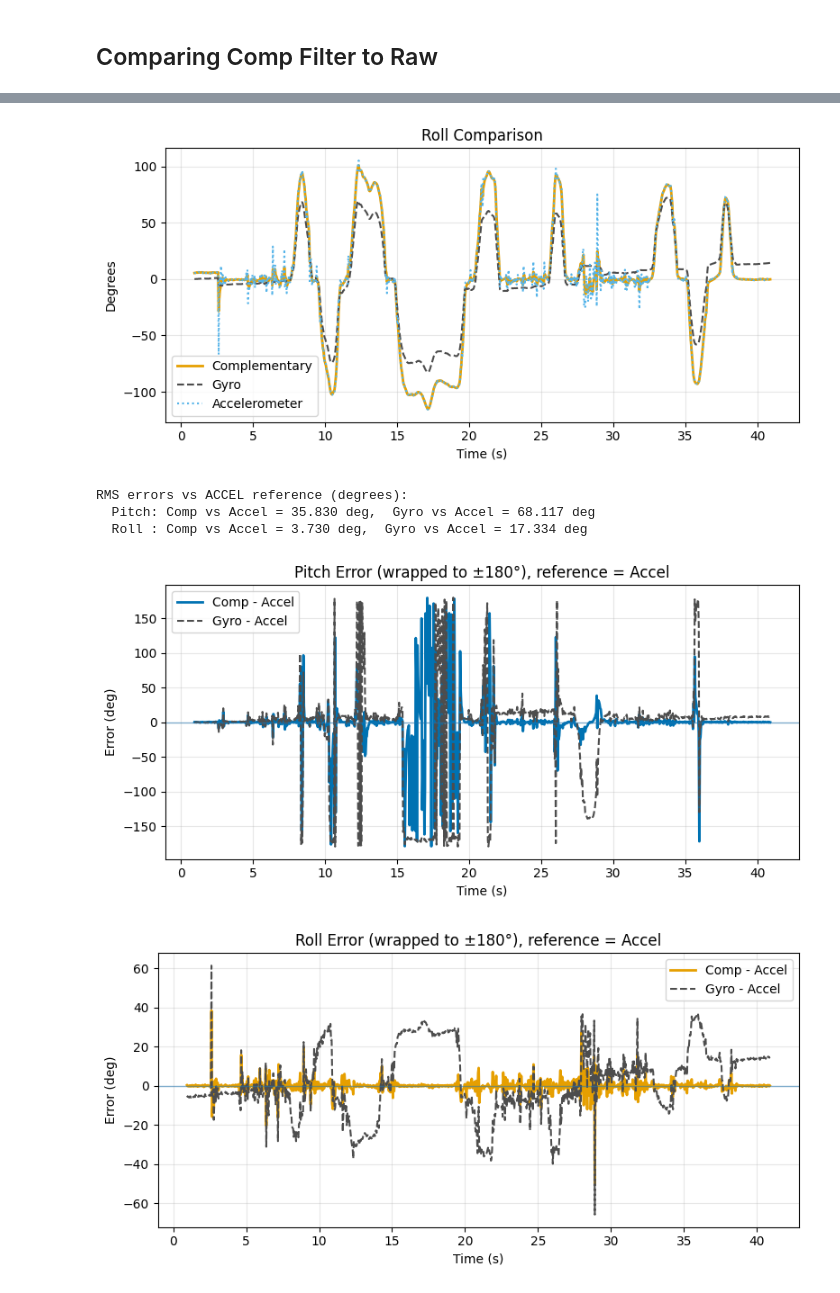
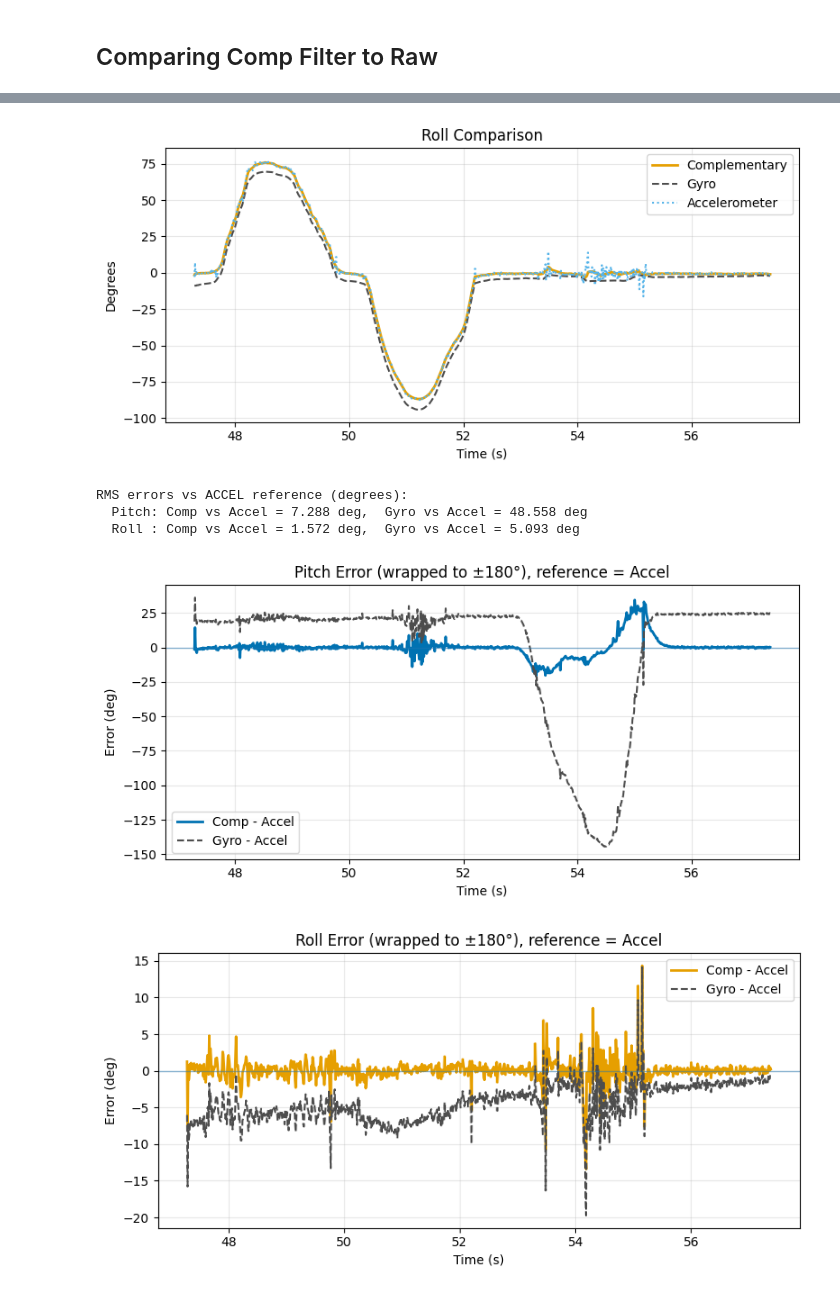
Before and after one commit to leslier7/ece5160-fast-robotics, a Jupyter notebook: jupyter_notebooks/Lab2Python.ipynb, the cells around one changed output, grey strips where cells are left out. Drawn from its saved outputs; the diff is of its cells as text; code cells hidden in the pictures.

```diff
--- a/jupyter_notebooks/Lab2Python.ipynb
+++ b/jupyter_notebooks/Lab2Python.ipynb
@@ -368,7 +379,7 @@ import pandas as pd
 # -----------------------------
 # Config / helpers
 # -----------------------------
-CSV_PATH = "AllDataNew.csv"
+CSV_PATH = "CompFilterAll.csv"
 
 COLORS = {
     # Complementary filter (primary results)
@@ -525,6 +536,6 @@ Estimated sample_rate = 25.000 Hz   (T = 0.040000 s)
-[figure, old version]
+[figure, new version]
 RMS errors vs ACCEL reference (degrees):
-  Pitch: Comp vs Accel = 35.830 deg,  Gyro vs Accel = 68.117 deg
-  Roll : Comp vs Accel = 3.730 deg,  Gyro vs Accel = 17.334 deg
+  Pitch: Comp vs Accel = 7.288 deg,  Gyro vs Accel = 48.558 deg
+  Roll : Comp vs Accel = 1.572 deg,  Gyro vs Accel = 5.093 deg
-[figure, old version]
+[figure, new version]
-[figure, old version]
+[figure, new version]
```
Also changed, not shown: parts of 5 cells of this notebook, 14 other files.
